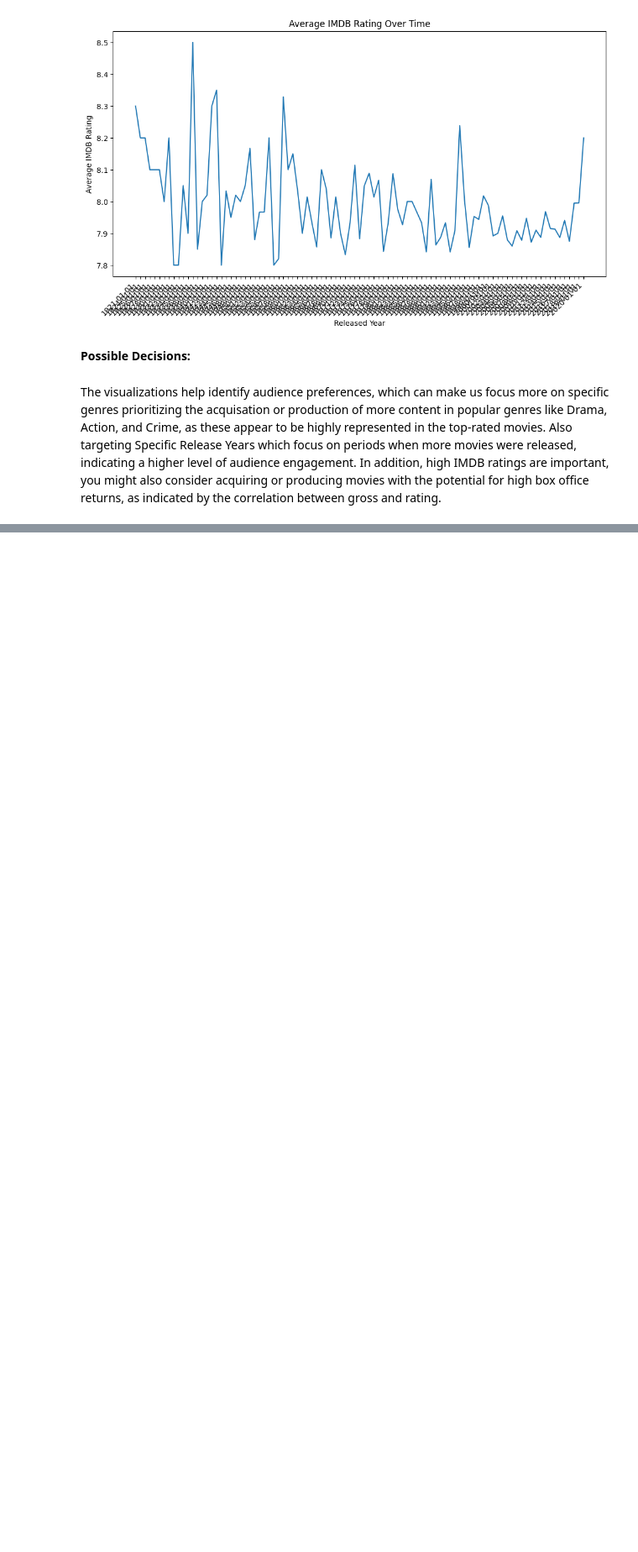
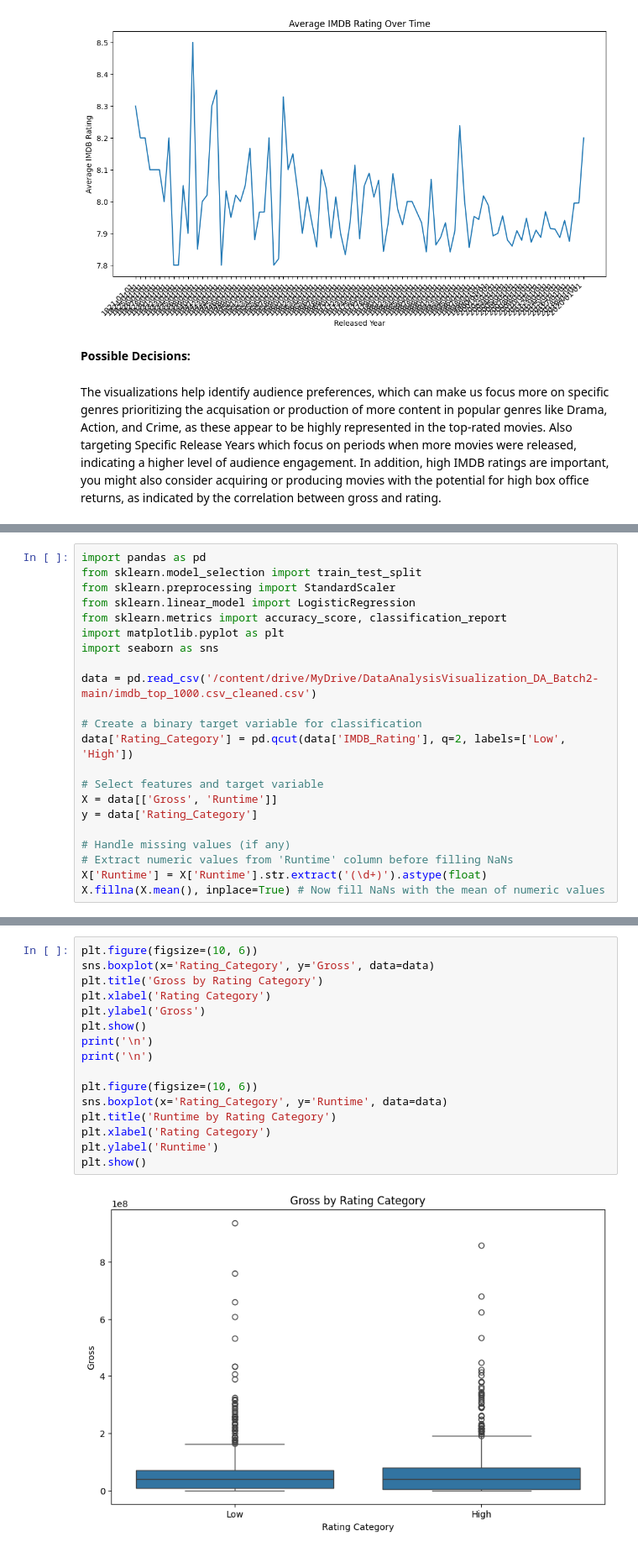
Before and after one commit to Mabbassofyan/DataAnalysisVisualization_DA_Batch2, a Jupyter notebook: finalDraft_DA.ipynb, the cells around one changed output, grey strips where cells are left out. Shown at 84% size. Drawn from its saved outputs; the diff is of its cells as text; blank space fills up the shorter version.

```diff
--- a/finalDraft_DA.ipynb
+++ b/finalDraft_DA.ipynb
@@ -321,0 +475,22 @@ The visualizations help identify audience preferences, which can make us focus m
+# %%
+import pandas as pd
+from sklearn.model_selection import train_test_split
+from sklearn.preprocessing import StandardScaler
+from sklearn.linear_model import LogisticRegression
+from sklearn.metrics import accuracy_score, classification_report
+import matplotlib.pyplot as plt
+import seaborn as sns
+
+data = pd.read_csv('/content/drive/MyDrive/DataAnalysisVisualization_DA_Batch2-main/imdb_top_1000.csv_cleaned.csv')
+
+# Create a binary target variable for classification
+data['Rating_Category'] = pd.qcut(data['IMDB_Rating'], q=2, labels=['Low', 'High'])
+
+# Select features and target variable
+X = data[['Gross', 'Runtime']]
+y = data['Rating_Category']
+
+# Handle missing values (if any)
+# Extract numeric values from 'Runtime' column before filling NaNs
+X['Runtime'] = X['Runtime'].str.extract('(\d+)').astype(float)
+X.fillna(X.mean(), inplace=True) # Now fill NaNs with the mean of numeric values
@@ -321,0 +566,18 @@ The visualizations help identify audience preferences, which can make us focus m
+# %%
+plt.figure(figsize=(10, 6))
+sns.boxplot(x='Rating_Category', y='Gross', data=data)
+plt.title('Gross by Rating Category')
+plt.xlabel('Rating Category')
+plt.ylabel('Gross')
+plt.show()
+print('\n')
+print('\n')
+
+plt.figure(figsize=(10, 6))
+sns.boxplot(x='Rating_Category', y='Runtime', data=data)
+plt.title('Runtime by Rating Category')
+plt.xlabel('Rating Category')
+plt.ylabel('Runtime')
+plt.show()
+# %% [output]
+[figure, added]
```
Also changed, not shown: parts of 30 cells of this notebook.
